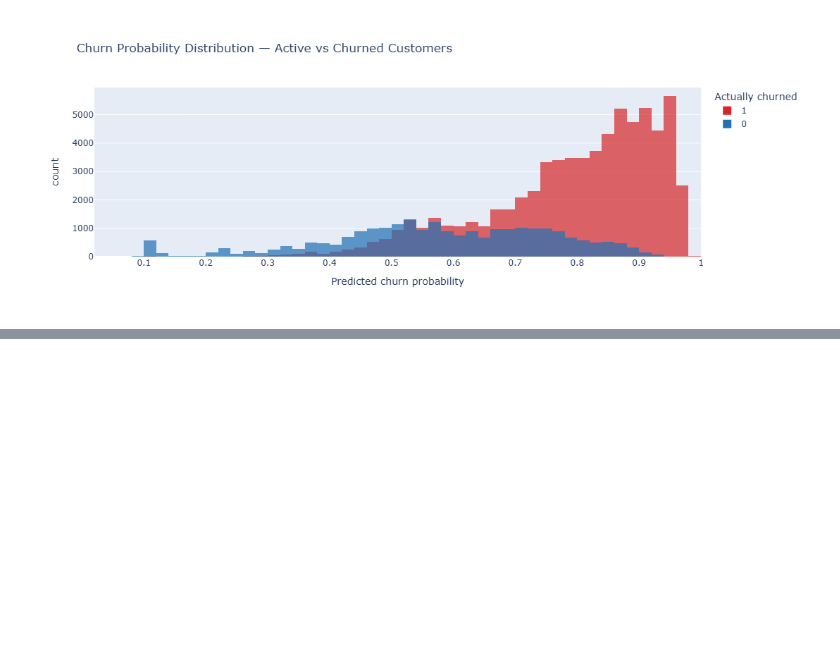
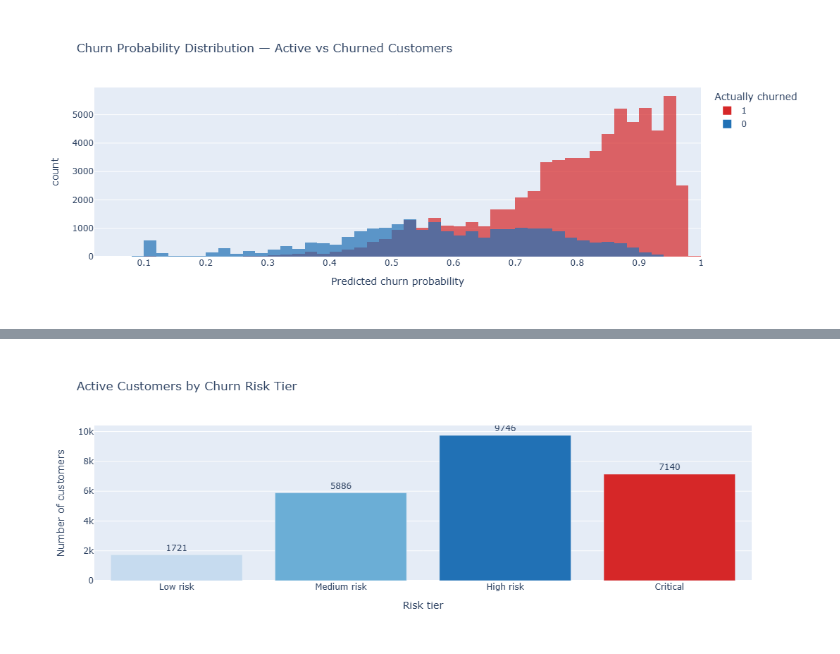
Before and after one commit to IpshitaPPradhan/japan-ecommerce-analytics, a Jupyter notebook: notebooks/07_churn_signals.ipynb, the cells around one changed output, grey strips where cells are left out. Drawn from its saved outputs; the diff is of its cells as text; code cells hidden in the pictures; blank space fills up the shorter version.

```diff
--- a/notebooks/07_churn_signals.ipynb
+++ b/notebooks/07_churn_signals.ipynb
@@ -180,0 +229,21 @@ fig2.show()
+# %%
+fig3 = px.bar(
+    risk_summary,
+    x="risk_tier",
+    y="customers",
+    color="risk_tier",
+    text="customers",
+    color_discrete_map={
+        "Low risk":    "#c6dbef",
+        "Medium risk": "#6baed6",
+        "High risk":   "#2171b5",
+        "Critical":    "#d62728"
+    },
+    title="Active Customers by Churn Risk Tier",
+    labels={"customers": "Number of customers", "risk_tier": "Risk tier"}
+)
+fig3.update_traces(textposition="outside")
+fig3.update_layout(height=400, showlegend=False)
+fig3.show()
+# %% [output]
+[figure, added]
```
Also changed, not shown: parts of 3 cells of this notebook, 14 other files.
